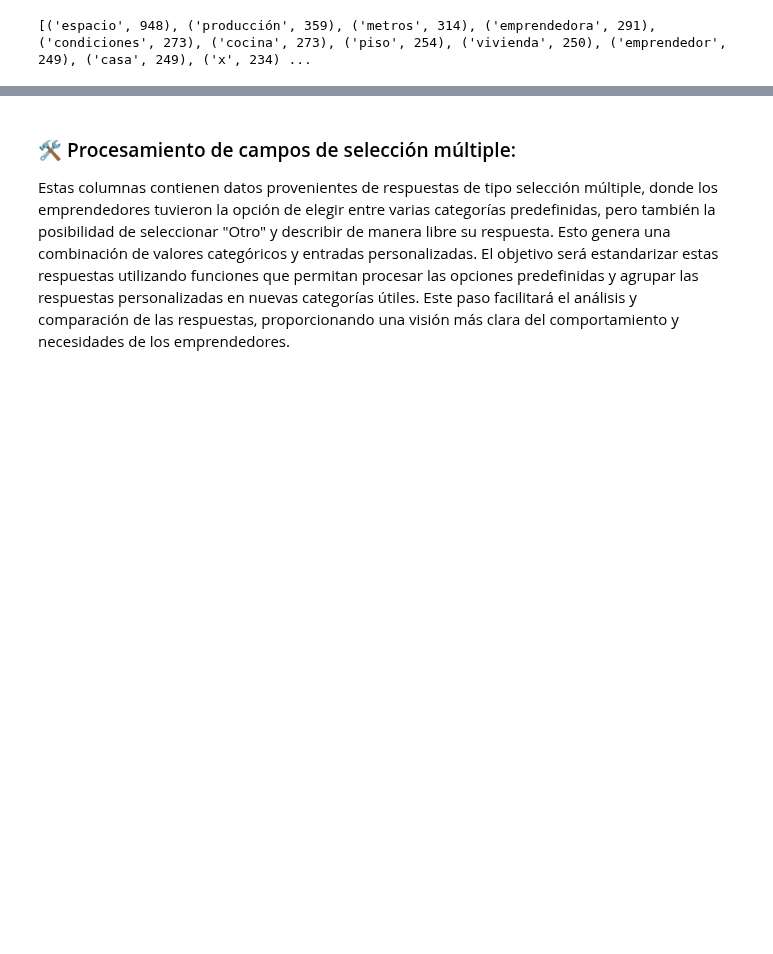
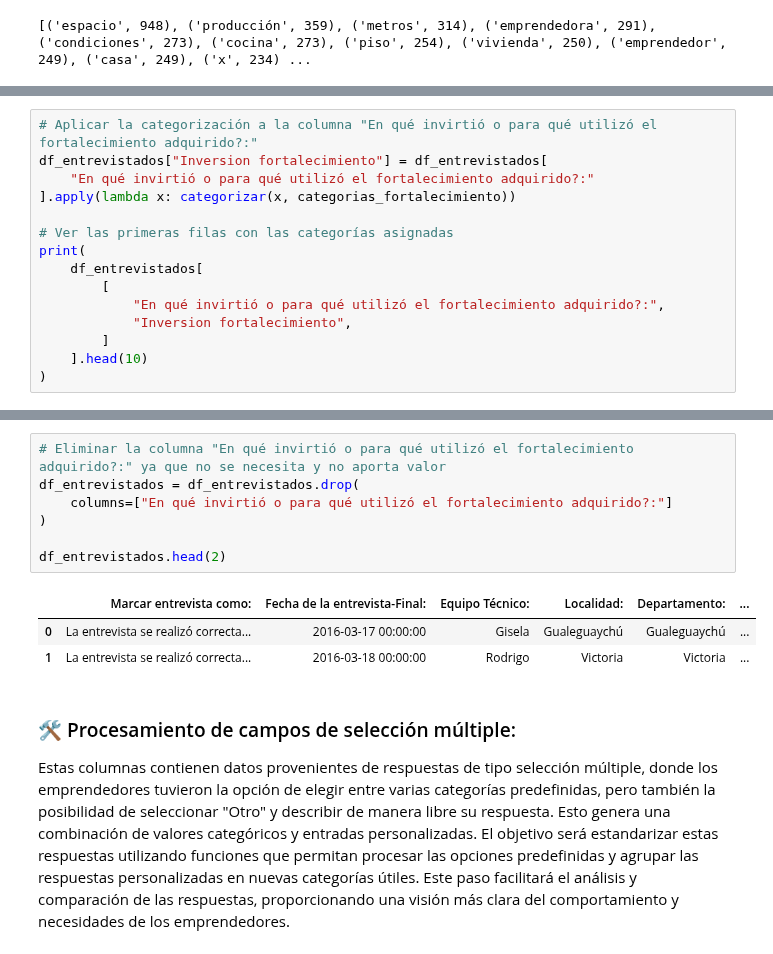
Before and after one commit to sosarodrigox/coderhouse_emprendedores_it, a Jupyter notebook: Emprendedores_IT.ipynb, the cells around one changed output, grey strips where cells are left out. Cells and saved outputs as stored; diff of their text form; blank space fills up the shorter version.

Commit message:
data wrangling En qué invirtió o para qué utilizó el fortalecimiento adquirido

```diff
--- a/Emprendedores_IT.ipynb
+++ b/Emprendedores_IT.ipynb
@@ -1002,0 +1225,15 @@ analizar_frecuencia("Observaciones del espacio productivo:", 100)
+# %%
+# Aplicar la categorización a la columna "En qué invirtió o para qué utilizó el fortalecimiento adquirido?:"
+df_entrevistados["Inversion fortalecimiento"] = df_entrevistados[
+    "En qué invirtió o para qué utilizó el fortalecimiento adquirido?:"
+].apply(lambda x: categorizar(x, categorias_fortalecimiento))
+
+# Ver las primeras filas con las categorías asignadas
+print(
+    df_entrevistados[
+        [
+            "En qué invirtió o para qué utilizó el fortalecimiento adquirido?:",
+            "Inversion fortalecimiento",
+        ]
+    ].head(10)
+)
@@ -1003,3 +1252,14 @@ analizar_frecuencia("Observaciones del espacio productivo:", 100)
+# %%
+# Eliminar la columna "En qué invirtió o para qué utilizó el fortalecimiento adquirido?:" ya que no se necesita y no aporta valor
+df_entrevistados = df_entrevistados.drop(
+    columns=["En qué invirtió o para qué utilizó el fortalecimiento adquirido?:"]
+)
+
+df_entrevistados.head(2)
+# %% [output]
+|  | Marcar entrevista como: | Fecha de la entrevista-Final: | Equipo Técnico: | Localidad: | Departamento: | ... |
+| 0 | La entrevista se realizó correcta... | 2016-03-17 00:00:00 | Gisela | Gualeguaychú | Gualeguaychú | ... |
+| 1 | La entrevista se realizó correcta... | 2016-03-18 00:00:00 | Rodrigo | Victoria | Victoria | ... |
 # %% [markdown]
 ### 🛠️ Procesamiento de campos de selección múltiple:
 
```
Also changed, not shown: parts of 18 cells of this notebook.
